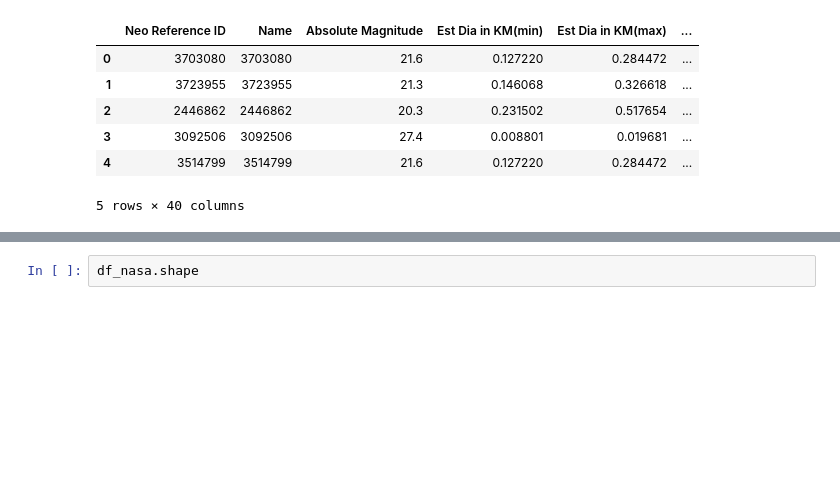
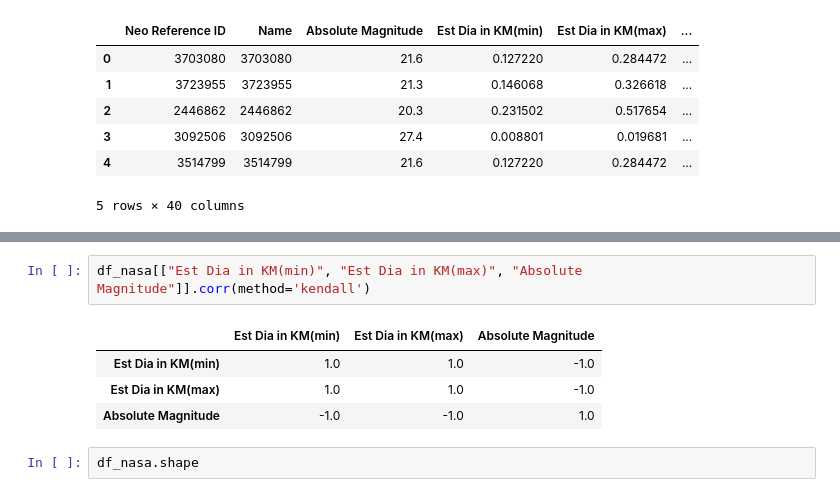
Before and after one commit to PabloSoligo2014/3670-UNLaM-CD, a Jupyter notebook: 07_Productivity/Nasa.ipynb, the cells around one changed output, grey strips where cells are left out. Saved outputs shown, nothing was run; the diff lists cells and outputs as text; blank space fills up the shorter version.

```diff
--- a/07_Productivity/Nasa.ipynb
+++ b/07_Productivity/Nasa.ipynb
@@ -28,3 +42,10 @@ df_nasa.head(5)
+# %%
+df_nasa[["Est Dia in KM(min)", "Est Dia in KM(max)", "Absolute Magnitude"]].corr(method='kendall')
+# %% [output]
+|  | Est Dia in KM(min) | Est Dia in KM(max) | Absolute Magnitude |
+| Est Dia in KM(min) | 1.0 | 1.0 | -1.0 |
+| Est Dia in KM(max) | 1.0 | 1.0 | -1.0 |
+| Absolute Magnitude | -1.0 | -1.0 | 1.0 |
 # %%
 df_nasa.shape
 # %% [output]
```
Also changed, not shown: parts of 5 cells of this notebook.
